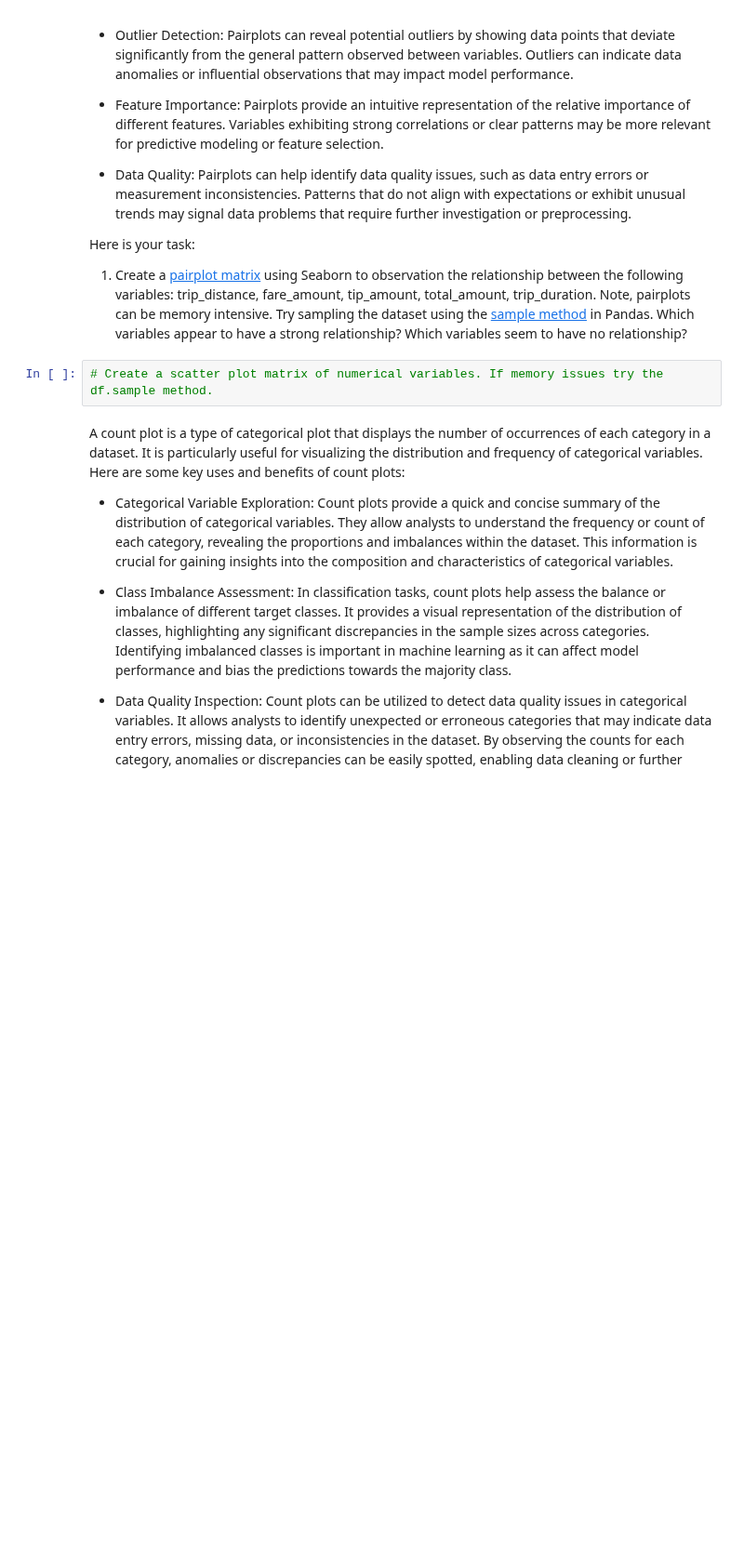
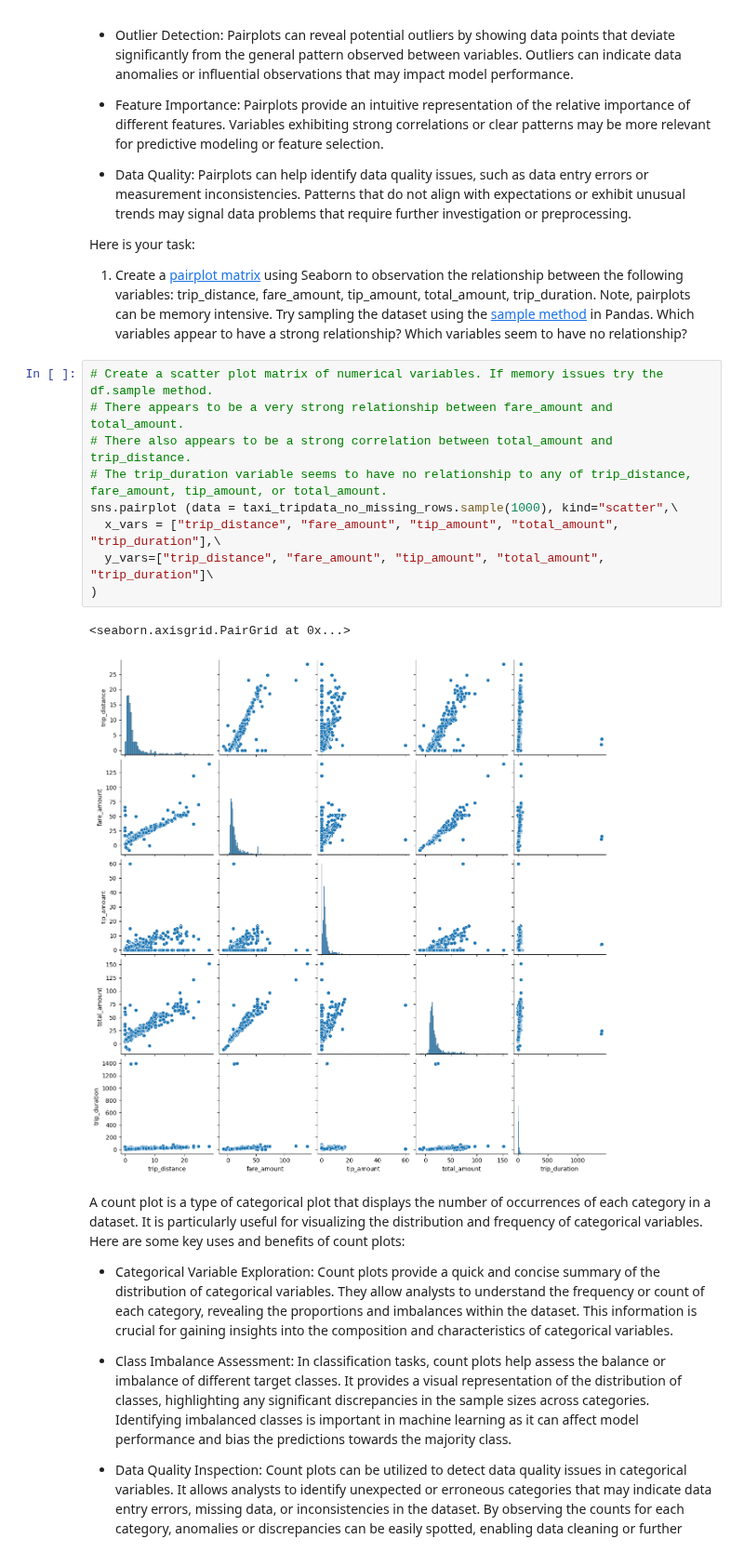
Before and after one commit to TrollRider-Kristian/Springboard-AI-Mini-Projects, a Jupyter notebook: Student_MLE_MiniProject_EDA.ipynb, the cells around one changed output. Shown at 93% size. Saved outputs shown, nothing was run; the diff lists cells and outputs as text; blank space fills up the shorter version.

```diff
--- a/Student_MLE_MiniProject_EDA.ipynb
+++ b/Student_MLE_MiniProject_EDA.ipynb
@@ -203,8 +203,18 @@ Pairplots, also known as scatterplot matrices, allow for the visualization of pa
 Here is your task:
 
   1. Create a [pairplot matrix](https://seaborn.pydata.org/generated/seaborn.pairplot.html) using Seaborn to observation the relationship between the following variables: trip_distance, fare_amount, tip_amount, total_amount, trip_duration. Note, pairplots can be memory intensive. Try sampling the dataset using the [sample method](https://pandas.pydata.org/docs/reference/api/pandas.DataFrame.sample.html) in Pandas. Which variables appear to have a strong relationship? Which variables seem to have no relationship?
-# %%
-# Create a scatter plot matrix of numerical variables. If memory issues try the df.sample method.
+# %%
+# Create a scatter plot matrix of numerical variables. If memory issues try the df.sample method.
+# There appears to be a very strong relationship between fare_amount and total_amount.
+# There also appears to be a strong correlation between total_amount and trip_distance.
+# The trip_duration variable seems to have no relationship to any of trip_distance, fare_amount, tip_amount, or total_amount.
+sns.pairplot (data = taxi_tripdata_no_missing_rows.sample(1000), kind="scatter",\
+  x_vars = ["trip_distance", "fare_amount", "tip_amount", "total_amount", "trip_duration"],\
+  y_vars=["trip_distance", "fare_amount", "tip_amount", "total_amount", "trip_duration"]\
+)
+# %% [output]
+<seaborn.axisgrid.PairGrid at 0x...>
+[figure, added]
 # %% [markdown]
 A count plot is a type of categorical plot that displays the number of occurrences of each category in a dataset. It is particularly useful for visualizing the distribution and frequency of categorical variables. Here are some key uses and benefits of count plots:
 
```
Also changed, not shown: parts of 3 cells of this notebook.
